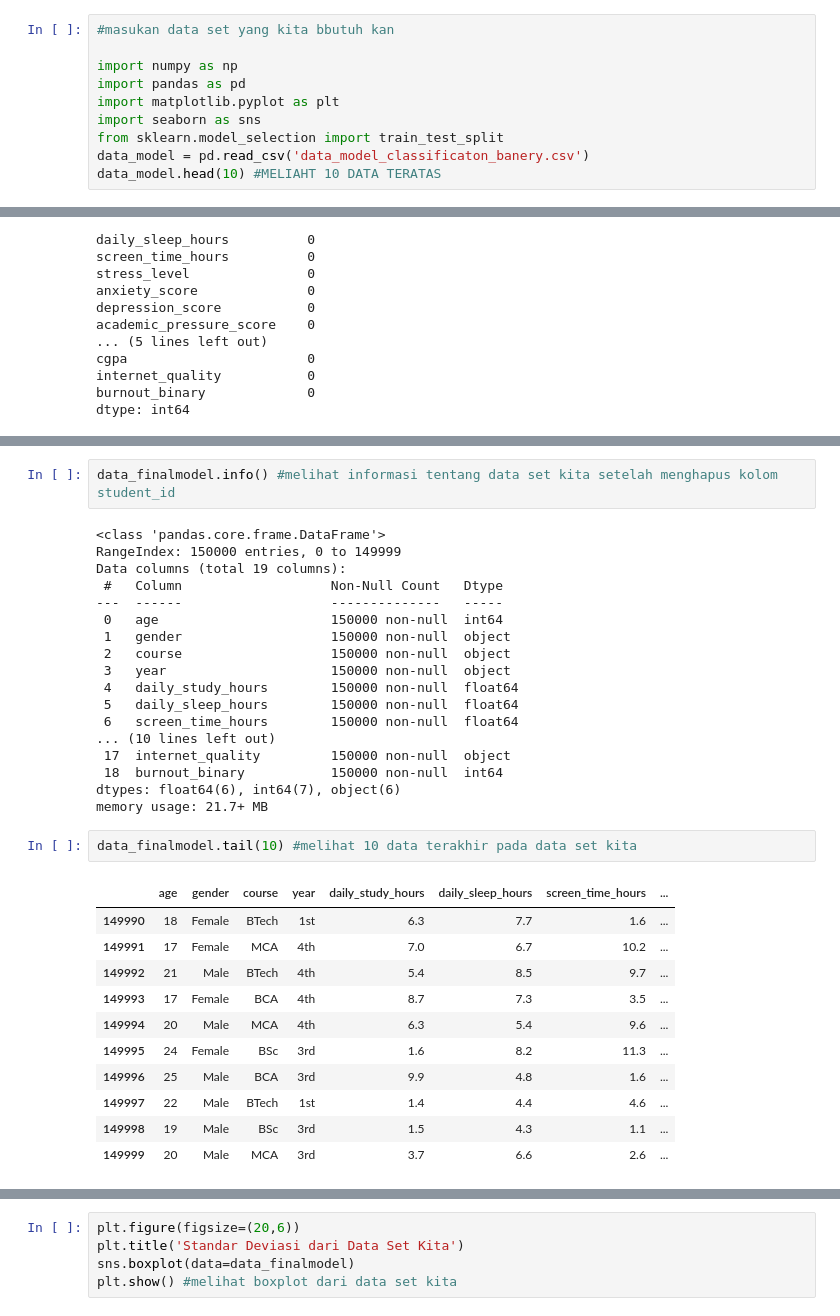
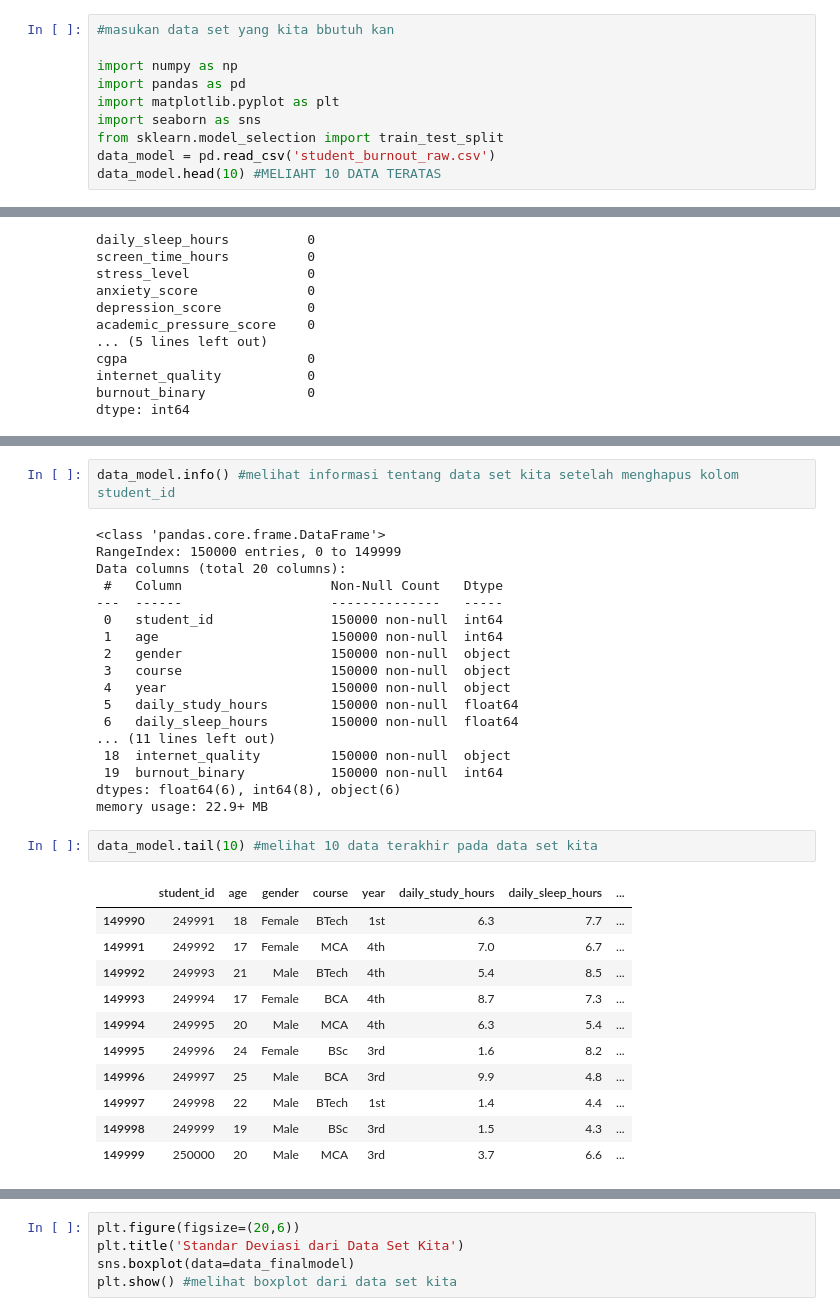
Before and after one commit to wen24-collab/MODEL-MACHINE-LEARNING-CLASSIFIICATION-TINGGKLAT-BRANOUT-SISWA-DAN-ORANG-DEWASA, a Jupyter notebook: prediksi_kelulusan.ipynb, the cells around one changed output, grey strips where cells are left out. Cells and saved outputs as stored; diff of their text form.

```diff
--- a/prediksi_kelulusan.ipynb
+++ b/prediksi_kelulusan.ipynb
@@ -6,6 +6,6 @@ import pandas as pd
 import matplotlib.pyplot as plt
 import seaborn as sns
 from sklearn.model_selection import train_test_split
-data_model = pd.read_csv('data_model_classificaton_banery.csv')
+data_model = pd.read_csv('student_burnout_raw.csv')
 data_model.head(10) #MELIAHT 10 DATA TERATAS
 # %% [output]
@@ -115,35 +139,35 @@ data_finalmodel.head(10) #melihat 10 data teratas setelah menghapus kolom studen
 # %%
-data_finalmodel.info() #melihat informasi tentang data set kita setelah menghapus kolom student_id
+data_model.info() #melihat informasi tentang data set kita setelah menghapus kolom student_id
 # %% [output]
 <class 'pandas.core.frame.DataFrame'>
 RangeIndex: 150000 entries, 0 to 149999
-Data columns (total 19 columns):
+Data columns (total 20 columns):
  #   Column                   Non-Null Count   Dtype
 ---  ------                   --------------   -----
- 0   age                      150000 non-null  int64
- 1   gender                   150000 non-null  object
- 2   course                   150000 non-null  object
- 3   year                     150000 non-null  object
- 4   daily_study_hours        150000 non-null  float64
- 5   daily_sleep_hours        150000 non-null  float64
- 6   screen_time_hours        150000 non-null  float64
-... (10 lines left out)
- 17  internet_quality         150000 non-null  object
- 18  burnout_binary           150000 non-null  int64
-dtypes: float64(6), int64(7), object(6)
-memory usage: 21.7+ MB
+ 0   student_id               150000 non-null  int64
+ 1   age                      150000 non-null  int64
+ 2   gender                   150000 non-null  object
+ 3   course                   150000 non-null  object
+ 4   year                     150000 non-null  object
+ 5   daily_study_hours        150000 non-null  float64
+ 6   daily_sleep_hours        150000 non-null  float64
+... (11 lines left out)
+ 18  internet_quality         150000 non-null  object
+ 19  burnout_binary           150000 non-null  int64
+dtypes: float64(6), int64(8), object(6)
+memory usage: 22.9+ MB
 # %%
-data_finalmodel.tail(10) #melihat 10 data terakhir pada data set kita
+data_model.tail(10) #melihat 10 data terakhir pada data set kita
 # %% [output]
-|  | age | gender | course | year | daily_study_hours | daily_sleep_hours | screen_time_hours | ... |
-| 149990 | 18 | Female | BTech | 1st | 6.3 | 7.7 | 1.6 | ... |
-| 149991 | 17 | Female | MCA | 4th | 7.0 | 6.7 | 10.2 | ... |
-| 149992 | 21 | Male | BTech | 4th | 5.4 | 8.5 | 9.7 | ... |
-| 149993 | 17 | Female | BCA | 4th | 8.7 | 7.3 | 3.5 | ... |
-| 149994 | 20 | Male | MCA | 4th | 6.3 | 5.4 | 9.6 | ... |
-| 149995 | 24 | Female | BSc | 3rd | 1.6 | 8.2 | 11.3 | ... |
-| 149996 | 25 | Male | BCA | 3rd | 9.9 | 4.8 | 1.6 | ... |
-| 149997 | 22 | Male | BTech | 1st | 1.4 | 4.4 | 4.6 | ... |
-| 149998 | 19 | Male | BSc | 3rd | 1.5 | 4.3 | 1.1 | ... |
-| 149999 | 20 | Male | MCA | 3rd | 3.7 | 6.6 | 2.6 | ... |
+|  | student_id | age | gender | course | year | daily_study_hours | daily_sleep_hours | ... |
+| 149990 | 249991 | 18 | Female | BTech | 1st | 6.3 | 7.7 | ... |
+| 149991 | 249992 | 17 | Female | MCA | 4th | 7.0 | 6.7 | ... |
+| 149992 | 249993 | 21 | Male | BTech | 4th | 5.4 | 8.5 | ... |
+| 149993 | 249994 | 17 | Female | BCA | 4th | 8.7 | 7.3 | ... |
+| 149994 | 249995 | 20 | Male | MCA | 4th | 6.3 | 5.4 | ... |
+| 149995 | 249996 | 24 | Female | BSc | 3rd | 1.6 | 8.2 | ... |
+| 149996 | 249997 | 25 | Male | BCA | 3rd | 9.9 | 4.8 | ... |
+| 149997 | 249998 | 22 | Male | BTech | 1st | 1.4 | 4.4 | ... |
+| 149998 | 249999 | 19 | Male | BSc | 3rd | 1.5 | 4.3 | ... |
+| 149999 | 250000 | 20 | Male | MCA | 3rd | 3.7 | 6.6 | ... |
 # %%
```
Also changed, not shown: parts of 21 cells of this notebook, 1 other file.
